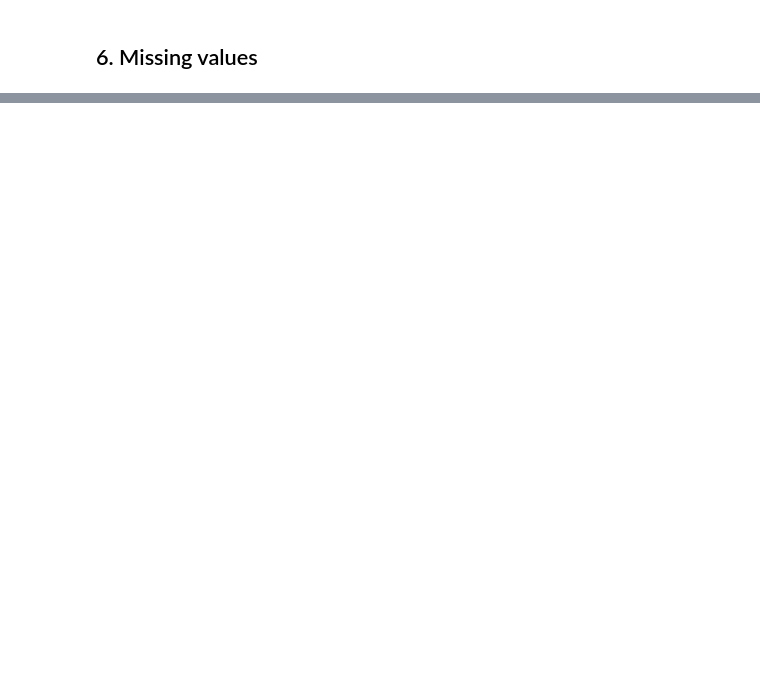
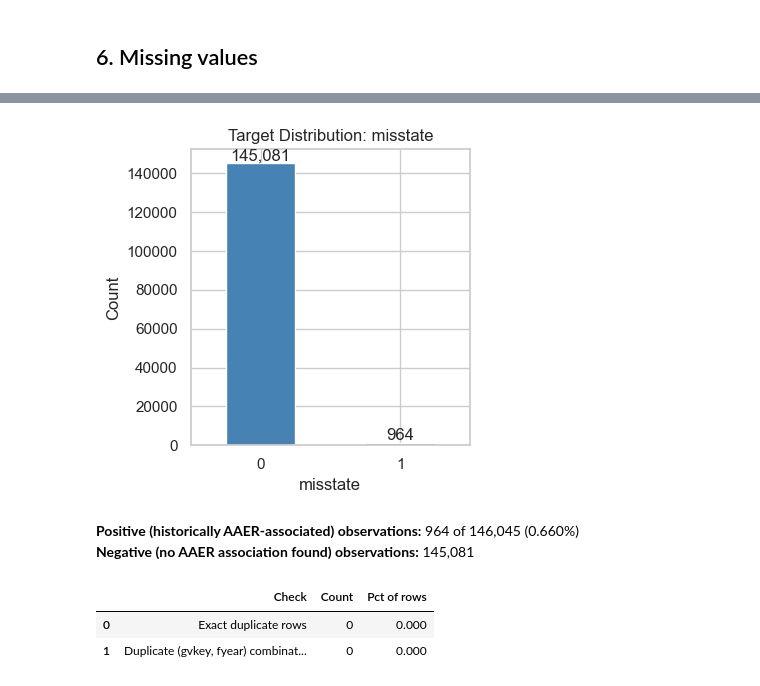
Before and after one commit to mirandamaisnam/audit-risk-analytics, a Jupyter notebook: notebooks/01_data_understanding.ipynb, the cells around one changed output, grey strips where cells are left out. Saved outputs shown, nothing was run; the diff lists cells and outputs as text; code cells hidden in the pictures; blank space fills up the shorter version.

```diff
--- a/notebooks/01_data_understanding.ipynb
+++ b/notebooks/01_data_understanding.ipynb
@@ -11,2 +25,22 @@ No analysis has been performed yet. Run cells in order once `data/raw/data_Fraud
 # %%
-# TODO: implement this section
+candidate_paths = [
+    Path("../data/raw/data_FraudDetection_JAR2020.csv"),
+    Path("data/raw/data_FraudDetection_JAR2020.csv"),
+]
+DATA_PATH = next((p for p in candidate_paths if p.exists()), None)
+
+if DATA_PATH is None:
+    raise FileNotFoundError(
+        "Could not locate data_FraudDetection_JAR2020.csv in either "
+        f"{candidate_paths[0]} or {candidate_paths[1]}. "
+        "Confirm the file has been placed in data/raw/."
+    )
+
+df_raw = pd.read_csv(DATA_PATH, low_memory=False)
+df = df_raw.copy()  # working copy; df_raw is never modified below
+
+show(
+    f"**Loaded:** `{DATA_PATH}`  \n"
+    f"**Shape:** {df_raw.shape[0]:,} rows x {df_raw.shape[1]} columns  \n"
+    f"**Memory usage:** {df_raw.memory_usage(deep=True).sum() / 1e6:.2f} MB"
+)
@@ -44,0 +294,9 @@ No analysis has been performed yet. Run cells in order once `data/raw/data_Fraud
+# %%
+target_counts = df["misstate"].value_counts(dropna=False)
+target_pct = df["misstate"].value_counts(normalize=True, dropna=False) * 100
+n_missing_target = df["misstate"].isna().sum()
+
+target_summary = pd.DataFrame({"count": target_counts, "pct": target_pct.round(3)})
+
+show(f"**Missing target values:** {n_missing_target}")
+target_summary
@@ -44,0 +309,39 @@ No analysis has been performed yet. Run cells in order once `data/raw/data_Fraud
+# %%
+fig, ax = plt.subplots(figsize=(4, 4))
+target_counts.plot(kind="bar", ax=ax, color=["steelblue", "firebrick"])
+ax.set_xticklabels([str(i) for i in target_counts.index], rotation=0)
+ax.set_ylabel("Count")
+ax.set_title("Target Distribution: misstate")
+for i, v in enumerate(target_counts.values):
+    ax.text(i, v, f"{v:,}", ha="center", va="bottom")
+plt.tight_layout()
+plt.show()
+# %% [output]
+[figure, added]
+# %%
+n_pos = int(target_counts.get(1, 0))
+n_neg = int(target_counts.get(0, 0))
+pos_pct = target_pct.get(1, 0.0)
+
+show(
+    f"**Positive (historically AAER-associated) observations:** {n_pos:,} of {len(df):,} "
+    f"({pos_pct:.3f}%)  \n"
+    f"**Negative (no AAER association found) observations:** {n_neg:,}"
+)
+# %% [output]
+**Positive (historically AAER-associated) observations:** 964 of 146,045 (0.660%)
+**Negative (no AAER association found) observations:** 145,081
+# %%
+exact_dupes = df.duplicated(keep=False).sum()
+gvkey_fyear_dupes = df.duplicated(subset=["gvkey", "fyear"], keep=False).sum()
+
+dupe_summary = pd.DataFrame({
+    "Check": ["Exact duplicate rows", "Duplicate (gvkey, fyear) combinations"],
+    "Count": [exact_dupes, gvkey_fyear_dupes],
+    "Pct of rows": [round(exact_dupes / len(df) * 100, 4), round(gvkey_fyear_dupes / len(df) * 100, 4)],
+})
+dupe_summary
+# %% [output]
+|  | Check | Count | Pct of rows |
+| 0 | Exact duplicate rows | 0 | 0.000 |
+| 1 | Duplicate (gvkey, fyear) combinat... | 0 | 0.000 |
```
Also changed, not shown: parts of 54 cells of this notebook.
